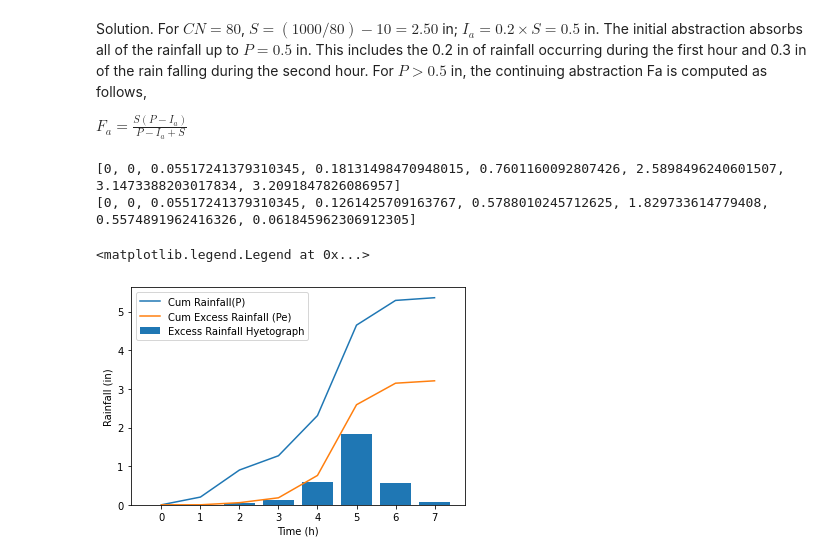
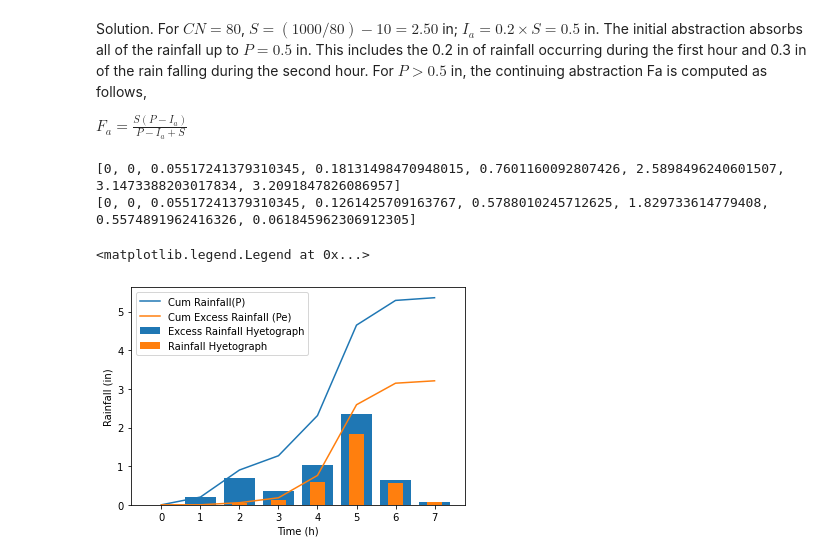
Before and after one commit to tomersk/python-applications, a Jupyter notebook: 04_01.ipynb, the cells around one changed output. Drawn from its saved outputs; the diff is of its cells as text; code cells hidden in the pictures.

```diff
--- a/04_01.ipynb
+++ b/04_01.ipynb
@@ -50,33 +50,38 @@ P = [0, 0.20, 0.90, 1.27, 2.31, 4.65, 5.29, 5.36]
 Ia = [None] * len(time)
 Fa = [None] * len(time)
 Pe = [None] * len(time)
 pe = [None] * len(time)
+p = [None] * len(time)
 pe[0]=0
+p[0]=0
 S=(1000/CN)-10
 Ia[0]=0.2*S
 Fa[0]=0
 Pe[0]=0
 for i in time[1:]:
   Ia[i]=0.2*S
   if P[i]< Ia[i]:
     Ia[i]=P[i]
     Fa[i]=0
     Pe[i]=0
   else:
     Fa[i]= (S*(P[i]-Ia[i]))/(P[i]-Ia[i]+S)
     Pe[i]=P[i]-Ia[i]-Fa[i]
 
   pe[i]= Pe[i]-Pe[i-1]
+  p[i] = P[i] - P[i-1]
 print (Pe)
 print (pe)
 plt.plot(time, P)
 plt.plot(time,Pe)
-plt.bar(time,pe)
+plt.bar(time,p,width=0.8)
+plt.bar(time,pe,width=0.4)
+
 plt.xlabel('Time (h)')
 plt.ylabel('Rainfall (in)')
-plt.legend(['Cum Rainfall(P)','Cum Excess Rainfall (Pe)','Excess Rainfall Hyetograph'])
+plt.legend(['Cum Rainfall(P)','Cum Excess Rainfall (Pe)','Rainfall Hyetograph','Excess Rainfall Hyetograph'])
 # %% [output]
 [0, 0, 0.05517241379310345, 0.18131498470948015, 0.7601160092807426, 2.5898496240601507, 3.1473388203017834, 3.2091847826086957]
 [0, 0, 0.05517241379310345, 0.1261425709163767, 0.5788010245712625, 1.829733614779408, 0.5574891962416326, 0.061845962306912305]
 <matplotlib.legend.Legend at 0x...>
-[figure, old version]
+[figure, new version]
```
Also changed, not shown: parts of 2 cells of this notebook.
